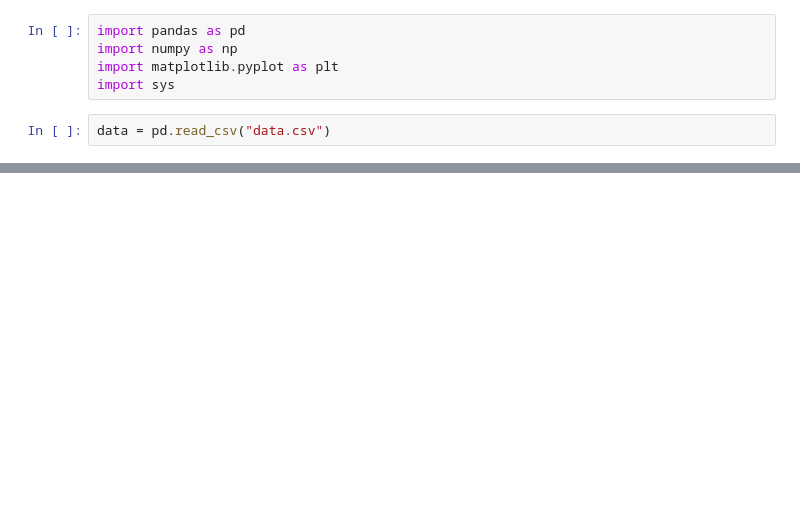
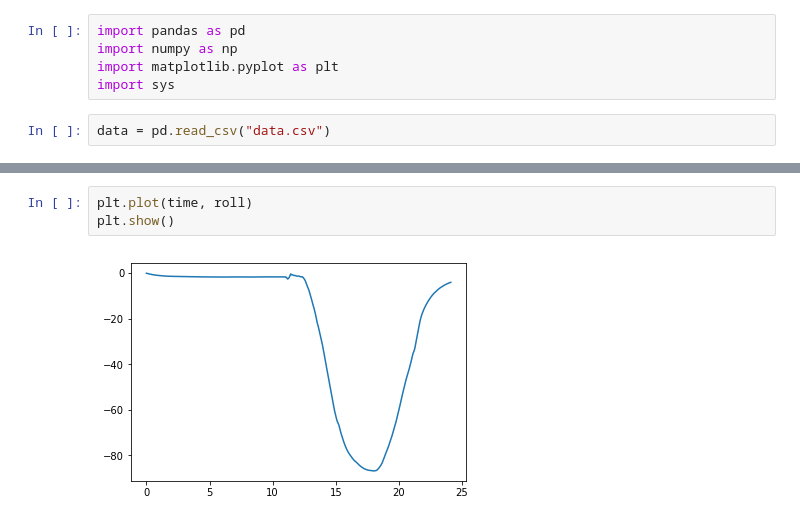
Before and after one commit to davidssand/Starla, a Jupyter notebook: Collected_data/all_data.ipynb, the cells around one changed output, grey strips where cells are left out. Cells and saved outputs as stored; diff of their text form; blank space fills up the shorter version.

```diff
--- a/Collected_data/all_data.ipynb
+++ b/Collected_data/all_data.ipynb
@@ -46,0 +59,5 @@ plt.show()
+# %%
+plt.plot(time, roll)
+plt.show()
+# %% [output]
+[figure, added]
```
Also changed, not shown: parts of 9 cells of this notebook, 6 other files.
